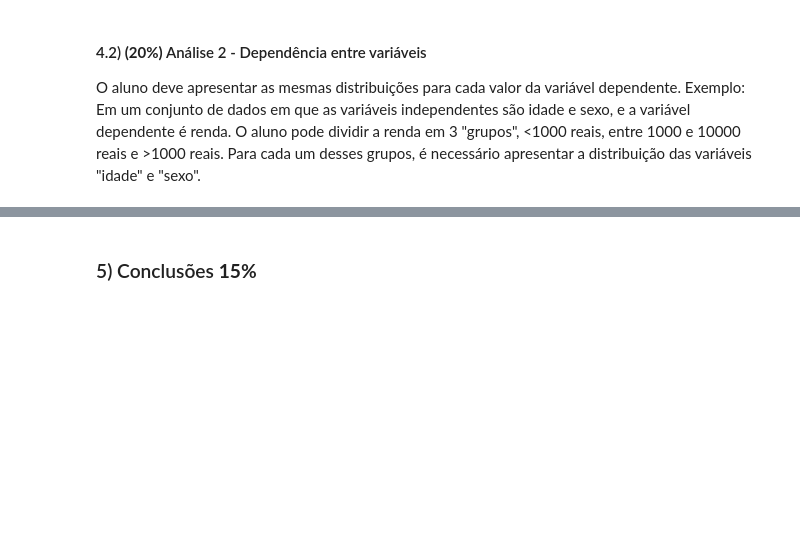
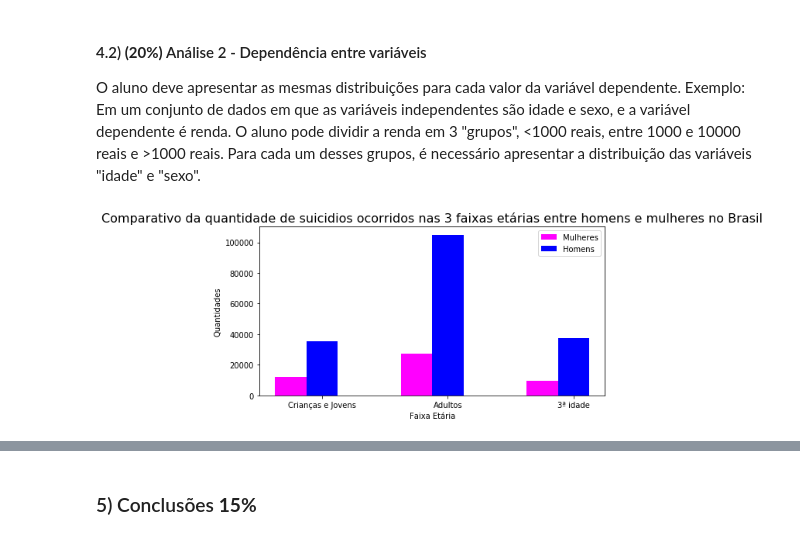
Before and after one commit to kessiavg/pos, a Jupyter notebook: projeto_1.ipynb, the cells around one changed output, grey strips where cells are left out. Drawn from its saved outputs; the diff is of its cells as text; code cells hidden in the pictures; blank space fills up the shorter version.

```diff
--- a/projeto_1.ipynb
+++ b/projeto_1.ipynb
@@ -216,3 +212,46 @@ plt.show()
 # %% [markdown]
 #### 4.2) **(20%)** Análise 2 - Dependência entre variáveis
 O aluno deve apresentar as mesmas distribuições para cada valor da variável dependente. Exemplo: Em um conjunto de dados em que as variáveis independentes são idade e sexo, e a variável dependente é renda. O aluno pode dividir a renda em 3 "grupos", <1000 reais, entre 1000 e 10000 reais e >1000 reais. Para cada um desses grupos, é necessário apresentar a distribuição das variáveis "idade" e "sexo".
+# %%
+# Dividindo o dataframe com dados do Brasil em 3 grupos de faixa etária:
+# Crianças e Jovens(5-24 anos), Adultos (25 a 54 anos), Terceira Idade (55+)
+# Para cada um deles, comparação do percentual de homens e mulheres
+
+# Percentual de Mulheres e homens na base geral
+
+#Crianças e jovens
+df_criancas_jovens = df_brasil[(df_brasil['age'] == '5-14 years') | (df['age'] == '15-24 years' )]
+qtde_mulheres_jovens = sum(df_criancas_jovens[df_criancas_jovens['sex'] == 1].suicides)
+qtde_homens_jovens = sum(df_criancas_jovens[df_criancas_jovens['sex'] == 0].suicides)
+
+#adultos
+df_adultos = df_brasil[(df_brasil['age'] == '25-34 years') | (df['age'] == '35-54 years' )]
+qtde_mulheres_adultas = sum(df_adultos[df_adultos['sex'] == 1].suicides)
+qtde_homens_adultos = sum(df_adultos[df_adultos['sex'] == 0].suicides)
+
+#idosos
+df_terceira_idade = df_brasil[(df_brasil['age'] == '55-74 years') | (df['age'] == '75+ years' )]
+qtde_mulheres_3idade = sum(df_terceira_idade[df_terceira_idade['sex'] == 1].suicides)
+qtde_homens_3idade = sum(df_terceira_idade[df_terceira_idade['sex'] == 0].suicides)
+
+# Grafico
+valores_mulheres = [qtde_mulheres_jovens, qtde_mulheres_adultas, qtde_mulheres_3idade]
+valores_homens = [qtde_homens_jovens, qtde_homens_adultos, qtde_homens_3idade]
+
+barWidth=0.25
+
+r1 = np.arange(len(valores_mulheres))
+r2 = [x + barWidth for x in r1]
+
+plt.figure(figsize=(8, 4))
+plt.bar(r1, valores_mulheres, color="magenta", width = barWidth, label="Mulheres")
+plt.bar(r2, valores_homens, color="blue", width = barWidth, label="Homens")
+plt.ylabel('Quantidades')
+plt.xlabel('Faixa Etária')
+
+plt.xticks([r + barWidth for r in range(len(valores_mulheres))], ['Crianças e Jovens', 'Adultos', '3ª idade'])
+plt.legend()
+plt.title('Comparativo da quantidade de suicidios ocorridos nas 3 faixas etárias entre homens e mulheres no Brasil', fontsize=16)
+plt.show()
+# %% [output]
+[figure, added]
```
Also changed, not shown: parts of 10 cells of this notebook.
